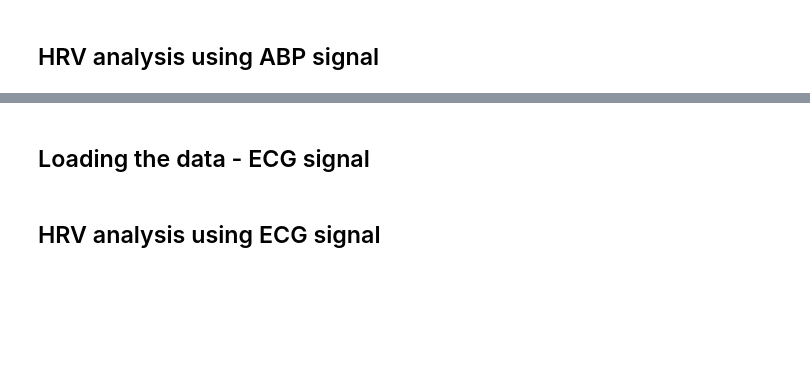
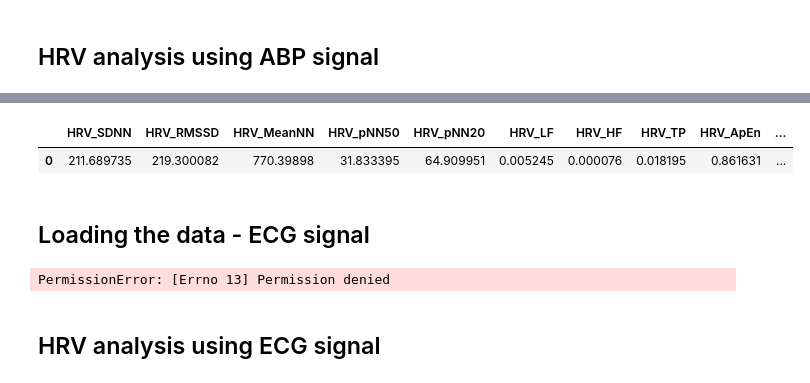
Before and after one commit to neuropython/comparison_abp_ecg, a Jupyter notebook: comparison.ipynb, the cells around one changed output, grey strips where cells are left out. Cells and saved outputs as stored; diff of their text form; code cells hidden in the pictures; blank space fills up the shorter version.

```diff
--- a/comparison.ipynb
+++ b/comparison.ipynb
@@ -61,8 +59,18 @@ e[3]_[n]_[01].csv
+# %%
+content = ['HRV_SDNN',    'HRV_RMSSD',    'HRV_MeanNN',    'HRV_pNN50',    'HRV_pNN20',    'HRV_LF',    'HRV_HF',    'HRV_TP',    'HRV_ApEn',    'HRV_SampEn', 'HRV_FuzzyEn', 'HRV_MSEn',    'HRV_ShanEn']
+# %%
+hrv[content]
+# %% [output]
+|  | HRV_SDNN | HRV_RMSSD | HRV_MeanNN | HRV_pNN50 | HRV_pNN20 | HRV_LF | HRV_HF | HRV_TP | HRV_ApEn | ... |
+| 0 | 211.689735 | 219.300082 | 770.39898 | 31.833395 | 64.909951 | 0.005245 | 0.000076 | 0.018195 | 0.861631 | ... |
 # %% [markdown]
 ## Loading the data - ECG signal
 # %%
-names = ['ekg__[ekg__]']
-data = PathHandler(path_to_folder, names)
+folder_path = Path(r"C:\Users\damia\OneDrive\Pulpit\dane")
+csv_files = list(folder_path.glob("*.csv"))
+print(csv_files)
+# %% [output]
+PermissionError: [Errno 13] Permission denied
 # %% [markdown]
 ## HRV analysis using ECG signal
 # %%
```
Also changed, not shown: parts of 6 cells of this notebook, 1 other file.
